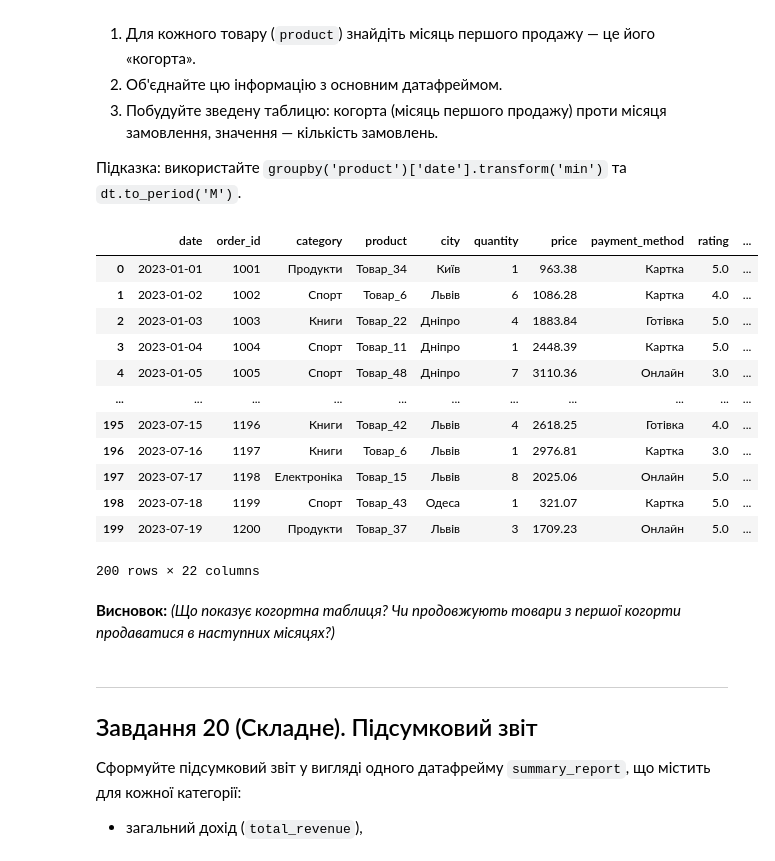
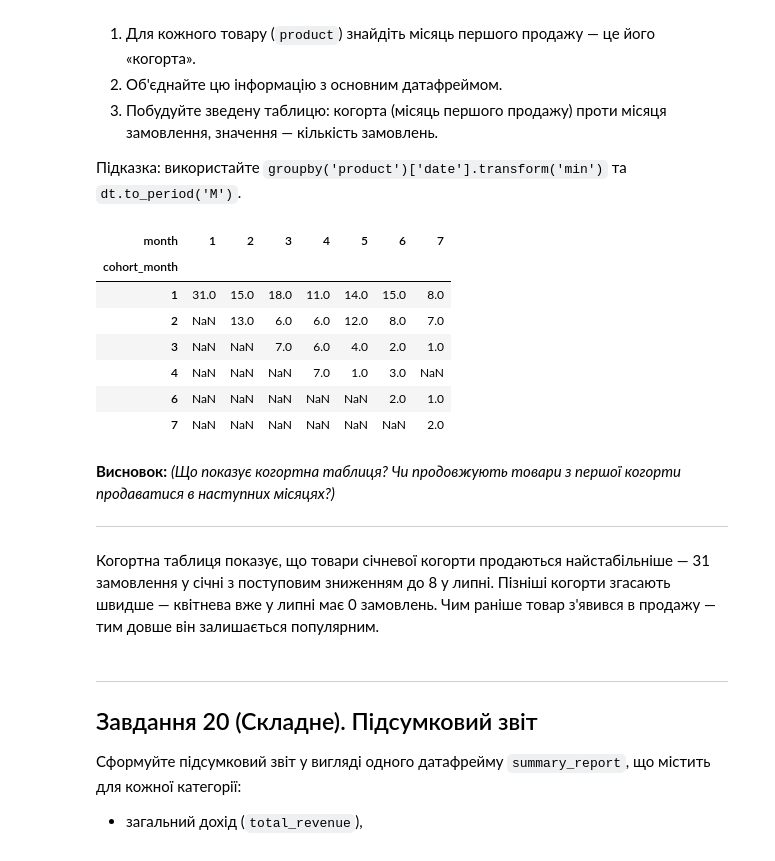
Before and after one commit to zzzer0-wav/myDTA_2026, a Jupyter notebook: classmade/PANDAS_tasks_beginners_DTA.ipynb, the cells around one changed output. Saved outputs shown, nothing was run; the diff lists cells and outputs as text; code cells hidden in the pictures.

```diff
--- a/classmade/PANDAS_tasks_beginners_DTA.ipynb
+++ b/classmade/PANDAS_tasks_beginners_DTA.ipynb
@@ -831,28 +831,33 @@ ___
 # %%
 # Ваш код тут
 first_sale = df.groupby('product')['date'].min().reset_index()
 first_sale.columns = ['product', 'cohort_month']
 
 first_sale['cohort_month'] = first_sale['cohort_month'].dt.month
 
 df = df.merge(first_sale, on='product', how='left')
-df
+
+cohort_pivot = df.pivot_table(
+    values='order_id',
+    index='cohort_month',
+    columns='month',
+    aggfunc='count'
+)
+
+display(cohort_pivot)
 # %% [output]
-|  | date | order_id | category | product | city | quantity | price | payment_method | rating | ... |
-| 0 | 2023-01-01 | 1001 | Продукти | Товар_34 | Київ | 1 | 963.38 | Картка | 5.0 | ... |
-| 1 | 2023-01-02 | 1002 | Спорт | Товар_6 | Львів | 6 | 1086.28 | Картка | 4.0 | ... |
-| 2 | 2023-01-03 | 1003 | Книги | Товар_22 | Дніпро | 4 | 1883.84 | Готівка | 5.0 | ... |
-| 3 | 2023-01-04 | 1004 | Спорт | Товар_11 | Дніпро | 1 | 2448.39 | Картка | 5.0 | ... |
-| 4 | 2023-01-05 | 1005 | Спорт | Товар_48 | Дніпро | 7 | 3110.36 | Онлайн | 3.0 | ... |
-| ... | ... | ... | ... | ... | ... | ... | ... | ... | ... | ... |
-| 195 | 2023-07-15 | 1196 | Книги | Товар_42 | Львів | 4 | 2618.25 | Готівка | 4.0 | ... |
-| 196 | 2023-07-16 | 1197 | Книги | Товар_6 | Львів | 1 | 2976.81 | Картка | 3.0 | ... |
-| 197 | 2023-07-17 | 1198 | Електроніка | Товар_15 | Львів | 8 | 2025.06 | Онлайн | 5.0 | ... |
-| 198 | 2023-07-18 | 1199 | Спорт | Товар_43 | Одеса | 1 | 321.07 | Картка | 5.0 | ... |
-| 199 | 2023-07-19 | 1200 | Продукти | Товар_37 | Львів | 3 | 1709.23 | Онлайн | 5.0 | ... |
+| month | 1 | 2 | 3 | 4 | 5 | 6 | 7 |
+| cohort_month |  |  |  |  |  |  |  |
+| 1 | 31.0 | 15.0 | 18.0 | 11.0 | 14.0 | 15.0 | 8.0 |
+| 2 | NaN | 13.0 | 6.0 | 6.0 | 12.0 | 8.0 | 7.0 |
+| 3 | NaN | NaN | 7.0 | 6.0 | 4.0 | 2.0 | 1.0 |
+| 4 | NaN | NaN | NaN | 7.0 | 1.0 | 3.0 | NaN |
+| 6 | NaN | NaN | NaN | NaN | NaN | 2.0 | 1.0 |
+| 7 | NaN | NaN | NaN | NaN | NaN | NaN | 2.0 |
-200 rows × 22 columns
-# %% [markdown]
-**Висновок:** *(Що показує когортна таблиця? Чи продовжують товари з першої когорти продаватися в наступних місяцях?)*
+# %% [markdown]
+**Висновок:** *(Що показує когортна таблиця? Чи продовжують товари з першої когорти продаватися в наступних місяцях?)*
+___
+Когортна таблиця показує, що товари січневої когорти продаються найстабільніше — 31 замовлення у січні з поступовим зниженням до 8 у липні. Пізніші когорти згасають швидше — квітнева вже у липні має 0 замовлень. Чим раніше товар з'явився в продажу — тим довше він залишається популярним.
 # %% [markdown]
 ---
 ## Завдання 20 (Складне). Підсумковий звіт
```
Also changed, not shown: parts of 3 cells of this notebook.
